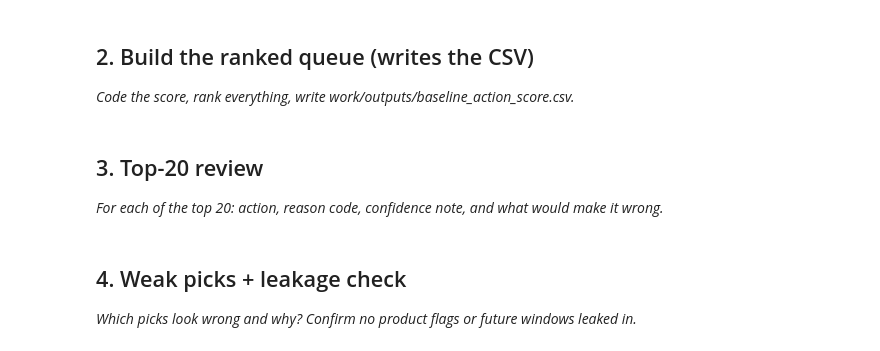
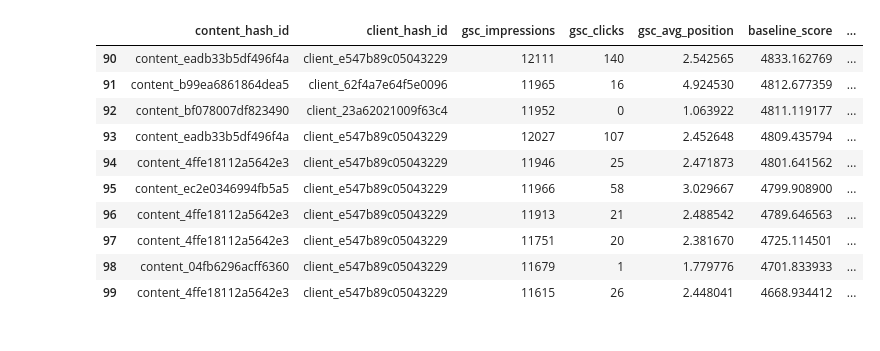
Before and after one commit to mahasuhail27-cyber/AI-Internship, a Jupyter notebook: work/notebooks/w04_baseline_score.ipynb, the cells around one changed output. Saved outputs shown, nothing was run; the diff lists cells and outputs as text; code cells hidden in the pictures.

```diff
--- a/work/notebooks/w04_baseline_score.ipynb
+++ b/work/notebooks/w04_baseline_score.ipynb
@@ -12,0 +35,21 @@ This skeleton is yours to fill. Work the sections **in order** — each one has
+# %%
+# This cell is for CODE (numbers, a query, a check).
+# Write your text answer in the cell ABOVE this one — typing sentences here breaks Run All.
+import duckdb
+import pandas as pd
+import os
+
+from google.colab import userdata
+
+HF_TOKEN = userdata.get("HF_TOKEN").strip()
+
+con = duckdb.connect()
+
+con.execute(f"""
+CREATE OR REPLACE SECRET hf_secret(
+TYPE HUGGINGFACE,
+TOKEN '{HF_TOKEN}'
+)
+""")
+
+print("Connected successfully")
@@ -13,7 +189,16 @@ This skeleton is yours to fill. Work the sections **in order** — each one has
 # %%
 # This cell is for CODE (numbers, a query, a check).
 # Write your text answer in the cell ABOVE this one — typing sentences here breaks Run All.
+baseline.tail(10)
+# %% [output]
+|  | content_hash_id | client_hash_id | gsc_impressions | gsc_clicks | gsc_avg_position | baseline_score | ... |
+| 90 | content_eadb33b5df496f4a | client_e547b89c05043229 | 12111 | 140 | 2.542565 | 4833.162769 | ... |
+| 91 | content_b99ea6861864dea5 | client_62f4a7e64f5e0096 | 11965 | 16 | 4.924530 | 4812.677359 | ... |
+| 92 | content_bf078007df823490 | client_23a62021009f63c4 | 11952 | 0 | 1.063922 | 4811.119177 | ... |
+| 93 | content_eadb33b5df496f4a | client_e547b89c05043229 | 12027 | 107 | 2.452648 | 4809.435794 | ... |
+| 94 | content_4ffe18112a5642e3 | client_e547b89c05043229 | 11946 | 25 | 2.471873 | 4801.641562 | ... |
+| 95 | content_ec2e0346994fb5a5 | client_e547b89c05043229 | 11966 | 58 | 3.029667 | 4799.908900 | ... |
+| 96 | content_4ffe18112a5642e3 | client_e547b89c05043229 | 11913 | 21 | 2.488542 | 4789.646563 | ... |
+| 97 | content_4ffe18112a5642e3 | client_e547b89c05043229 | 11751 | 20 | 2.381670 | 4725.114501 | ... |
+| 98 | content_04fb6296acff6360 | client_e547b89c05043229 | 11679 | 1 | 1.779776 | 4701.833933 | ... |
+| 99 | content_4ffe18112a5642e3 | client_e547b89c05043229 | 11615 | 26 | 2.448041 | 4668.934412 | ... |
-# %% [markdown]
-## 2. Build the ranked queue (writes the CSV)
-
-*Code the score, rank everything, write work/outputs/baseline_action_score.csv.*
@@ -23,4 +204,0 @@ This skeleton is yours to fill. Work the sections **in order** — each one has
-# %% [markdown]
-## 3. Top-20 review
-
-*For each of the top 20: action, reason code, confidence note, and what would make it wrong.*
@@ -30,4 +204,0 @@ This skeleton is yours to fill. Work the sections **in order** — each one has
-# %% [markdown]
-## 4. Weak picks + leakage check
-
-*Which picks look wrong and why? Confirm no product flags or future windows leaked in.*
```
Also changed, not shown: parts of 13 cells of this notebook.
